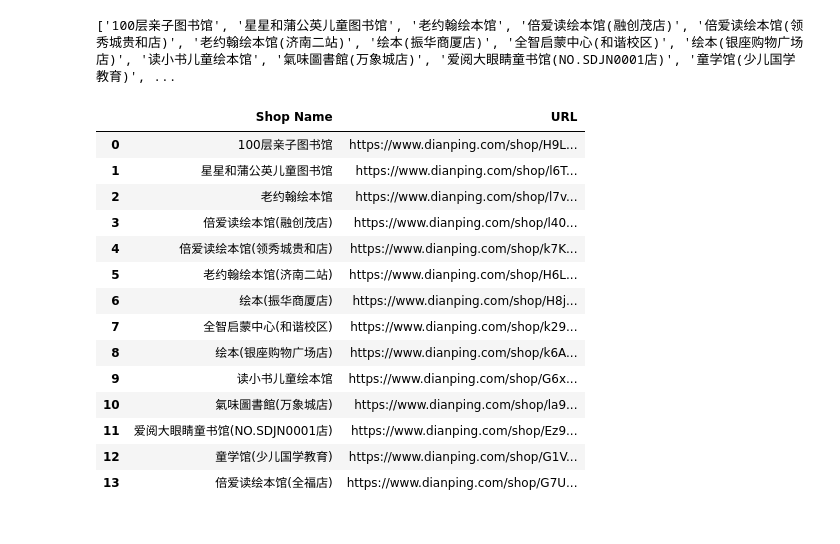
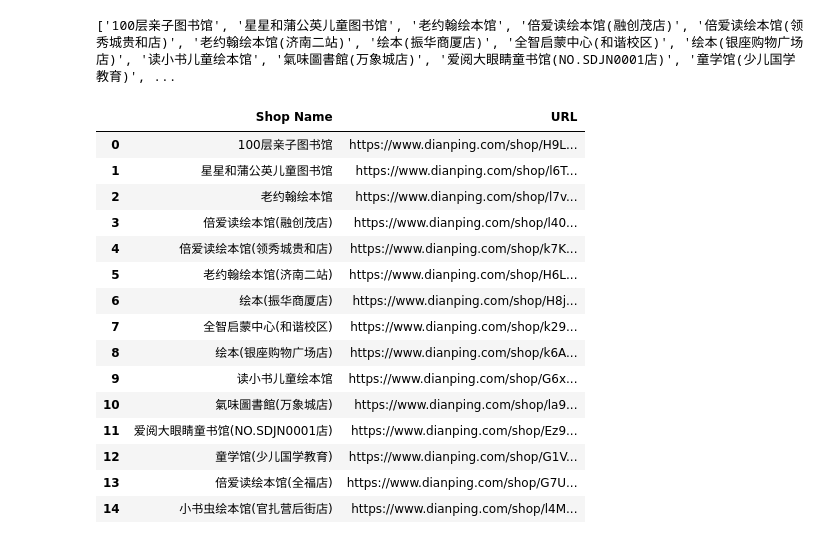
Before and after one commit to ucsb-dreamlab/dianpingBusinessScrape, a Jupyter notebook: Scrape_unique_URL.ipynb, the cells around one changed output. Saved outputs shown, nothing was run; the diff lists cells and outputs as text; code cells hidden in the pictures.

```diff
--- a/Scrape_unique_URL.ipynb
+++ b/Scrape_unique_URL.ipynb
@@ -49,7 +50,7 @@ soup
 # %%
 tree = etree.HTML(str(soup))
 URLlist = []
-for i in range(1, 15):
+for i in range(1, 16):
     link = tree.xpath('//*[@id="shop-all-list"]/ul/li['+ str(i) + ']/div[2]/div[1]/a/@href')
     URLlist.append(link[0])
 # %%
@@ -60,7 +61,7 @@ print(URLlist)
 //*[@id="shop-all-list"]/ul/li[1]/div[2]/div[1]/a/h4
 # %%
 Liblist = []
-for i in range(1,15):
+for i in range(1,16):
     Libname = tree.xpath('//*[@id="shop-all-list"]/ul/li[' + str(i)+ ']/div[2]/div[1]/a/h4/text()')
     Liblist.append(Libname[0])
 # %%
@@ -68,21 +69,22 @@ print(Liblist)
 # %% [output]
 ['100层亲子图书馆', '星星和蒲公英儿童图书馆', '老约翰绘本馆', '倍爱读绘本馆(融创茂店)', '倍爱读绘本馆(领秀城贵和店)', '老约翰绘本馆(济南二站)', '绘本(振华商厦店)', '全智启蒙中心(和谐校区)', '绘本(银座购物广场店)', '读小书儿童绘本馆', '氣味圖書館(万象城店)', '爱阅大眼睛童书馆(NO.SDJN0001店)', '童学馆(少儿国学教育)', ...
 # %%
-Jinan_Lib =pd.DataFrame({'Shop Name':Liblist,'URL': URLlist})
-Jinan_Lib
+JN_lib =pd.DataFrame({'Shop Name':Liblist,'URL': URLlist})
+JN_lib
 # %% [output]
 |  | Shop Name | URL |
 | 0 | 100层亲子图书馆 | https://www.dianping.com/shop/H9L... |
 | 1 | 星星和蒲公英儿童图书馆 | https://www.dianping.com/shop/l6T... |
 | 2 | 老约翰绘本馆 | https://www.dianping.com/shop/l7v... |
 | 3 | 倍爱读绘本馆(融创茂店) | https://www.dianping.com/shop/l40... |
 | 4 | 倍爱读绘本馆(领秀城贵和店) | https://www.dianping.com/shop/k7K... |
 | 5 | 老约翰绘本馆(济南二站) | https://www.dianping.com/shop/H6L... |
 | 6 | 绘本(振华商厦店) | https://www.dianping.com/shop/H8j... |
 | 7 | 全智启蒙中心(和谐校区) | https://www.dianping.com/shop/k29... |
 | 8 | 绘本(银座购物广场店) | https://www.dianping.com/shop/k6A... |
 | 9 | 读小书儿童绘本馆 | https://www.dianping.com/shop/G6x... |
 | 10 | 氣味圖書館(万象城店) | https://www.dianping.com/shop/la9... |
 | 11 | 爱阅大眼睛童书馆(NO.SDJN0001店) | https://www.dianping.com/shop/Ez9... |
 | 12 | 童学馆(少儿国学教育) | https://www.dianping.com/shop/G1V... |
 | 13 | 倍爱读绘本馆(全福店) | https://www.dianping.com/shop/G7U... |
+| 14 | 小书虫绘本馆(官扎营后街店) | https://www.dianping.com/shop/l4M... |
```
Also changed, not shown: parts of 3 cells of this notebook.
